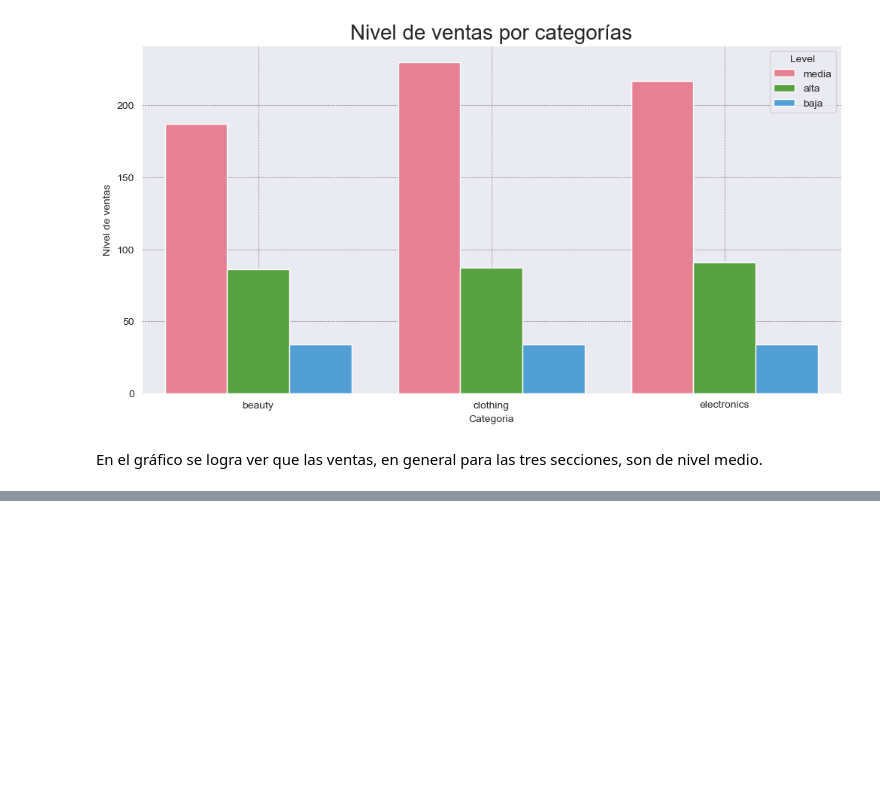
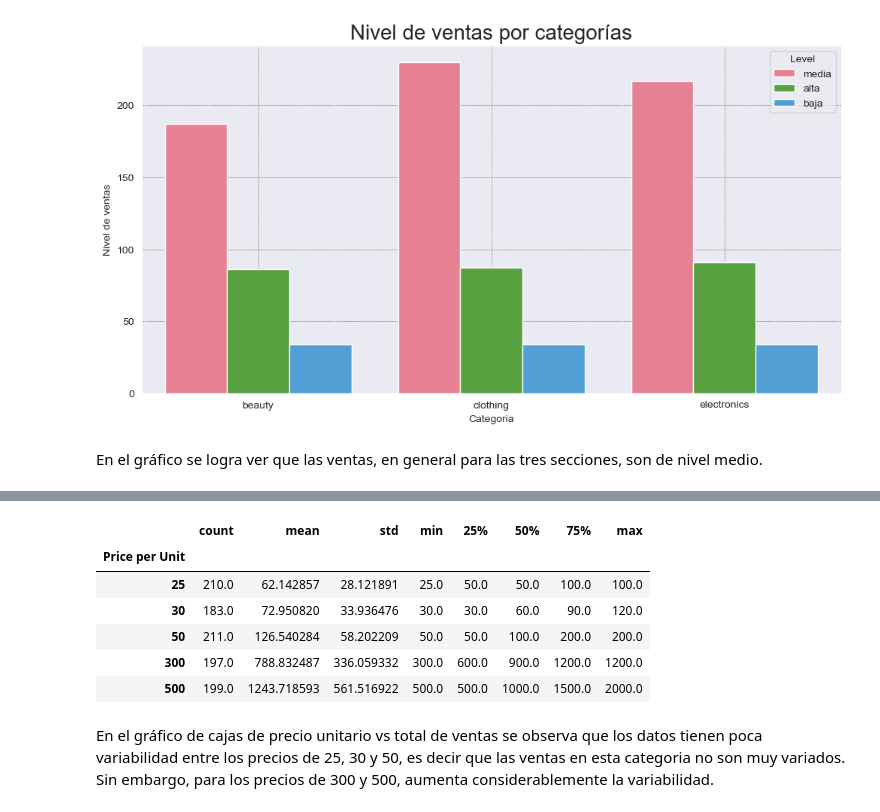
Before and after one commit to arasolfer/retail_sales_analysis, a Jupyter notebook: notebooks/PandasAnalysis.ipynb, the cells around one changed output, grey strips where cells are left out. Saved outputs shown, nothing was run; the diff lists cells and outputs as text; code cells hidden in the pictures; blank space fills up the shorter version.

```diff
--- a/notebooks/PandasAnalysis.ipynb
+++ b/notebooks/PandasAnalysis.ipynb
@@ -720,0 +777,16 @@ En el gráfico se logra ver que las ventas, en general para las tres secciones,
+# %%
+# agrupar por precio
+retail_sales_grouped_by_price = retail_sales.groupby('Price per Unit')['Total Amount']
+
+# estadisticas
+retail_sales_grouped_by_price.describe()
+# %% [output]
+|  | count | mean | std | min | 25% | 50% | 75% | max |
+| Price per Unit |  |  |  |  |  |  |  |  |
+| 25 | 210.0 | 62.142857 | 28.121891 | 25.0 | 50.0 | 50.0 | 100.0 | 100.0 |
+| 30 | 183.0 | 72.950820 | 33.936476 | 30.0 | 30.0 | 60.0 | 90.0 | 120.0 |
+| 50 | 211.0 | 126.540284 | 58.202209 | 50.0 | 50.0 | 100.0 | 200.0 | 200.0 |
+| 300 | 197.0 | 788.832487 | 336.059332 | 300.0 | 600.0 | 900.0 | 1200.0 | 1200.0 |
+| 500 | 199.0 | 1243.718593 | 561.516922 | 500.0 | 500.0 | 1000.0 | 1500.0 | 2000.0 |
+# %% [markdown]
+En el gráfico de cajas de precio unitario vs total de ventas se observa que los datos tienen poca variabilidad entre los precios de 25, 30 y 50, es decir que las ventas en esta categoria no son muy variados. Sin embargo, para los precios de 300 y 500, aumenta considerablemente la variabilidad.
```
Also changed, not shown: parts of 8 cells of this notebook.
